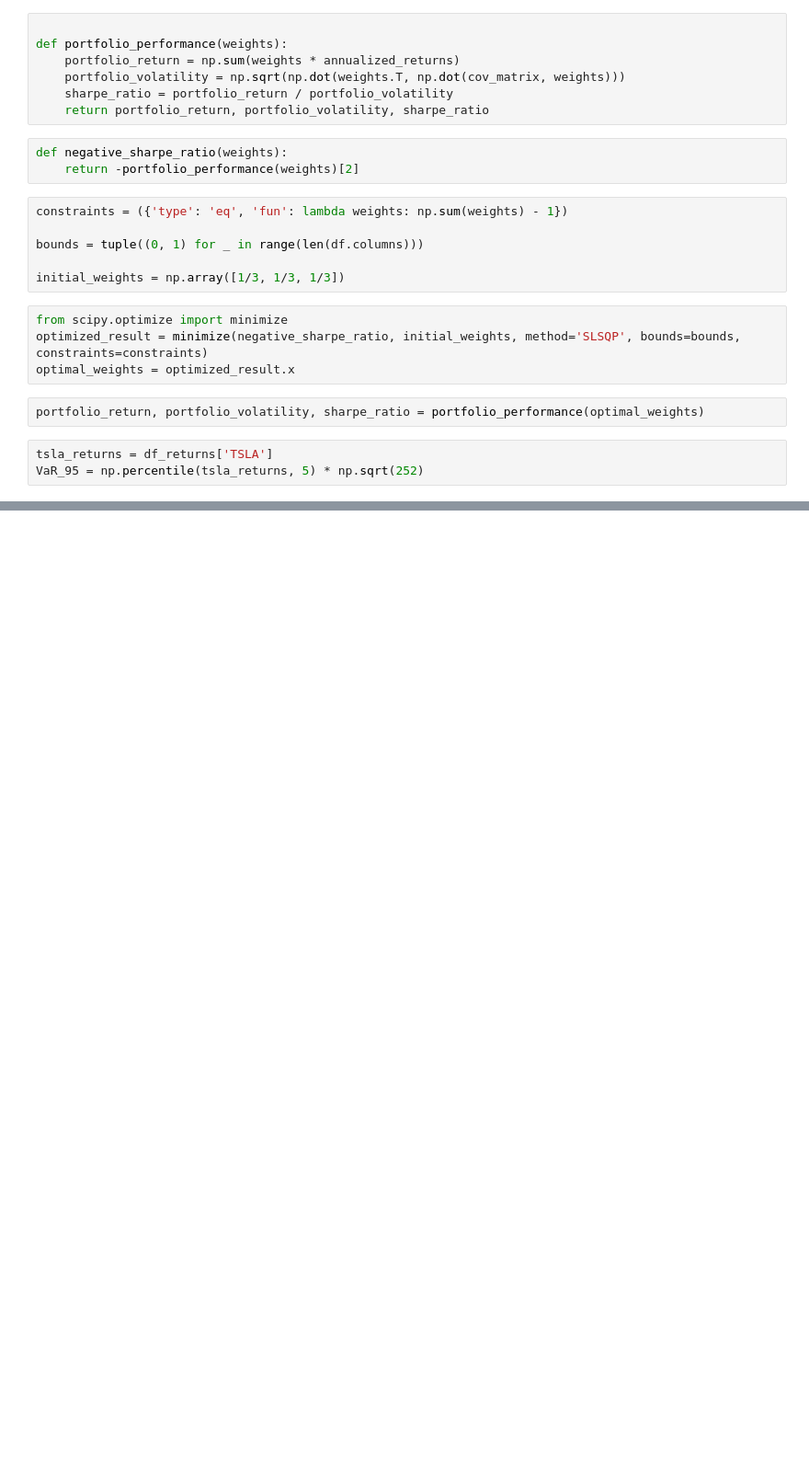
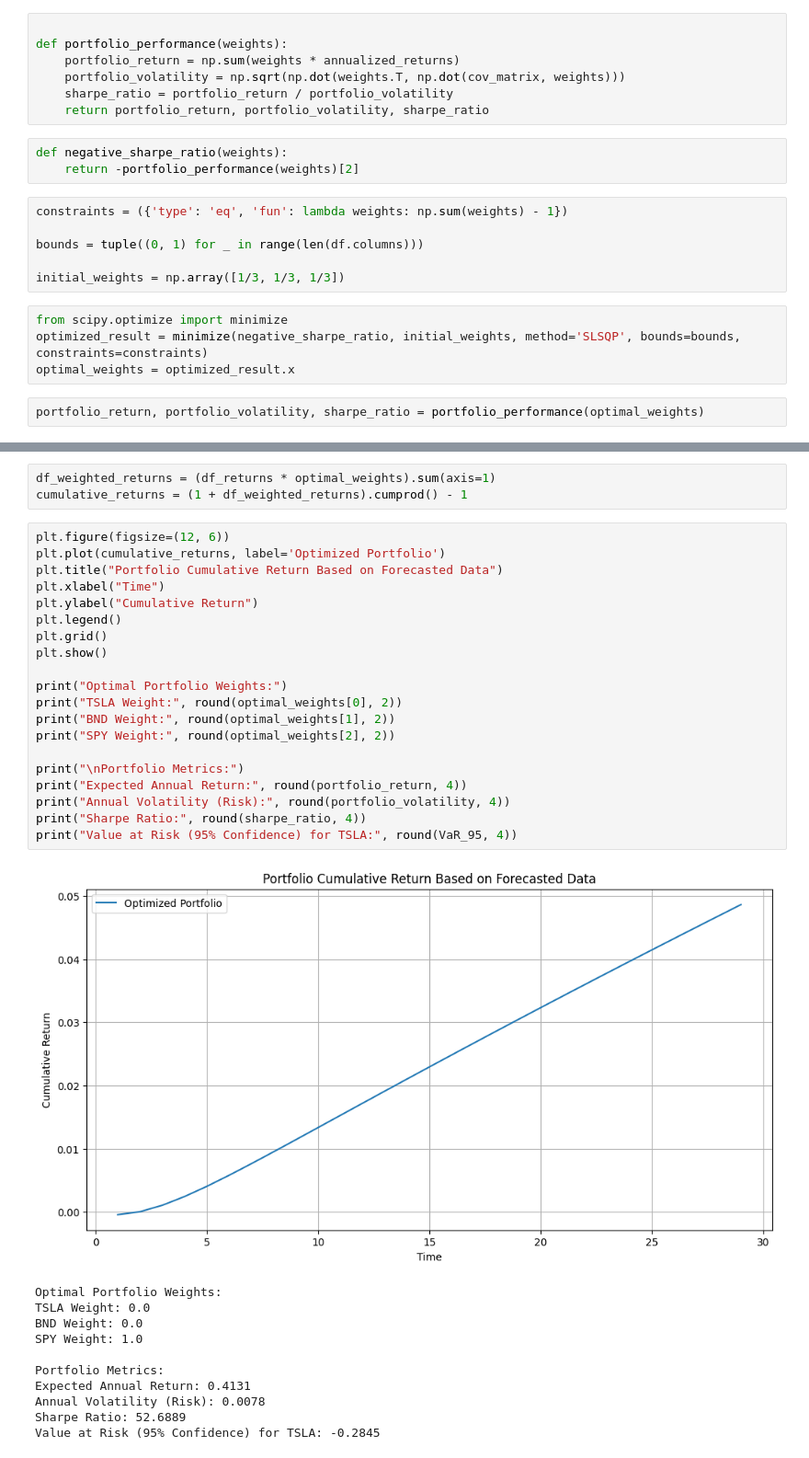
Before and after one commit to Birkity/PortfolioPredictor, a Jupyter notebook: notebooks/task_2.ipynb, the cells around one changed output, grey strips where cells are left out. Shown at 92% size. Cells and saved outputs as stored; diff of their text form; blank space fills up the shorter version.

```diff
--- a/notebooks/task_2.ipynb
+++ b/notebooks/task_2.ipynb
@@ -235,6 +235,3 @@ optimized_result = minimize(negative_sharpe_ratio, initial_weights, method='SLSQ
 optimal_weights = optimized_result.x
 # %%
 portfolio_return, portfolio_volatility, sharpe_ratio = portfolio_performance(optimal_weights)
-# %%
-tsla_returns = df_returns['TSLA']
-VaR_95 = np.percentile(tsla_returns, 5) * np.sqrt(252)
@@ -240,0 +259,35 @@ VaR_95 = np.percentile(tsla_returns, 5) * np.sqrt(252)
+# %%
+df_weighted_returns = (df_returns * optimal_weights).sum(axis=1)
+cumulative_returns = (1 + df_weighted_returns).cumprod() - 1
+# %%
+plt.figure(figsize=(12, 6))
+plt.plot(cumulative_returns, label='Optimized Portfolio')
+plt.title("Portfolio Cumulative Return Based on Forecasted Data")
+plt.xlabel("Time")
+plt.ylabel("Cumulative Return")
+plt.legend()
+plt.grid()
+plt.show()
+
+print("Optimal Portfolio Weights:")
+print("TSLA Weight:", round(optimal_weights[0], 2))
+print("BND Weight:", round(optimal_weights[1], 2))
+print("SPY Weight:", round(optimal_weights[2], 2))
+
+print("\nPortfolio Metrics:")
+print("Expected Annual Return:", round(portfolio_return, 4))
+print("Annual Volatility (Risk):", round(portfolio_volatility, 4))
+print("Sharpe Ratio:", round(sharpe_ratio, 4))
+print("Value at Risk (95% Confidence) for TSLA:", round(VaR_95, 4))
+# %% [output]
+[figure, added]
+Optimal Portfolio Weights:
+TSLA Weight: 0.0
+BND Weight: 0.0
+SPY Weight: 1.0
+
+Portfolio Metrics:
+Expected Annual Return: 0.4131
+Annual Volatility (Risk): 0.0078
+Sharpe Ratio: 52.6889
+Value at Risk (95% Confidence) for TSLA: -0.2845
```
Also changed, not shown: parts of 3 cells of this notebook.
